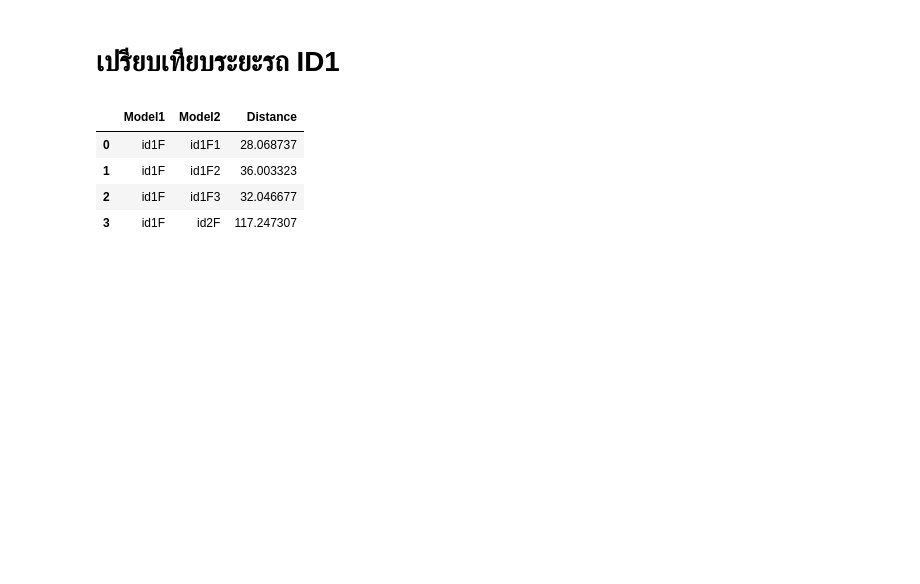
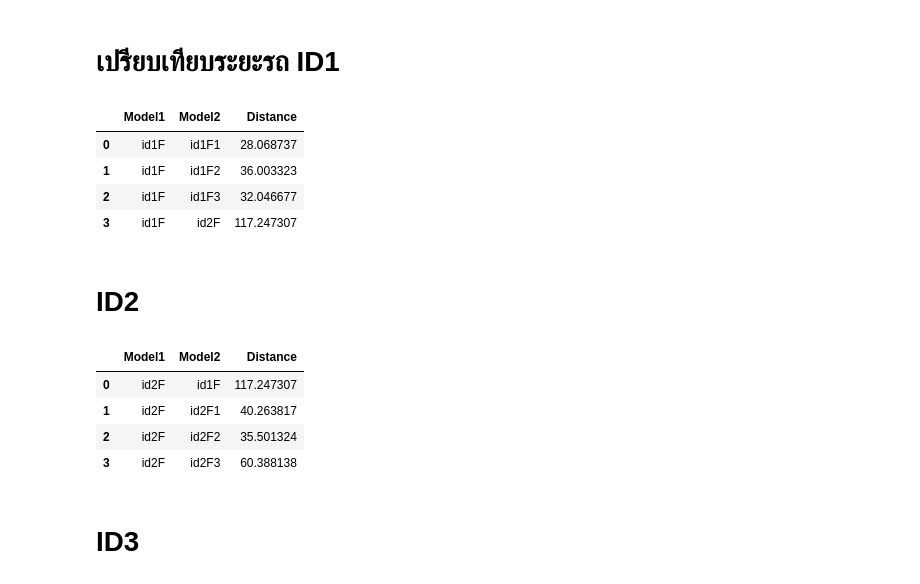
Before and after one commit to MeenTers/Project, a Jupyter notebook: Project_SI.ipynb, the cells around one changed output. Saved outputs shown, nothing was run; the diff lists cells and outputs as text; code cells hidden in the pictures; blank space fills up the shorter version.

```diff
--- a/Project_SI.ipynb
+++ b/Project_SI.ipynb
@@ -128,3 +128,28 @@ df1
 | 1 | id1F | id1F2 | 36.003323 |
 | 2 | id1F | id1F3 | 32.046677 |
 | 3 | id1F | id2F | 117.247307 |
+# %% [markdown]
+# ID2
+# %%
+ID2B_dataset, ID2B_loader = get_dataset(r'/content/drive/MyDrive/Project_si/Test_Dist/Base_car/ID2')
+ID2_dataset,ID2_loader    = get_dataset(r'/content/drive/MyDrive/Project_si/Test_Dist/different_view/ID2')
+# %%
+base_id2 = get_features(vgg,ID2B_loader)
+car_id2  = get_features(vgg,ID2_loader)
+# %%
+id2 = get_euclidean(base_id2,car_id2)
+id2l = ['id2F','id2F','id2F','id2F']
+id2l1 = ['id1F','id2F1','id2F2','id2F3']
+# %%
+dict2 = {'Model1':id2l, 'Model2':id2l1, 'Distance':id2}
+# %%
+df2 = pd.DataFrame(dict2)
+df2
+# %% [output]
+|  | Model1 | Model2 | Distance |
+| 0 | id2F | id1F | 117.247307 |
+| 1 | id2F | id2F1 | 40.263817 |
+| 2 | id2F | id2F2 | 35.501324 |
+| 3 | id2F | id2F3 | 60.388138 |
+# %% [markdown]
+# ID3
```
Also changed, not shown: parts of 13 cells of this notebook.
